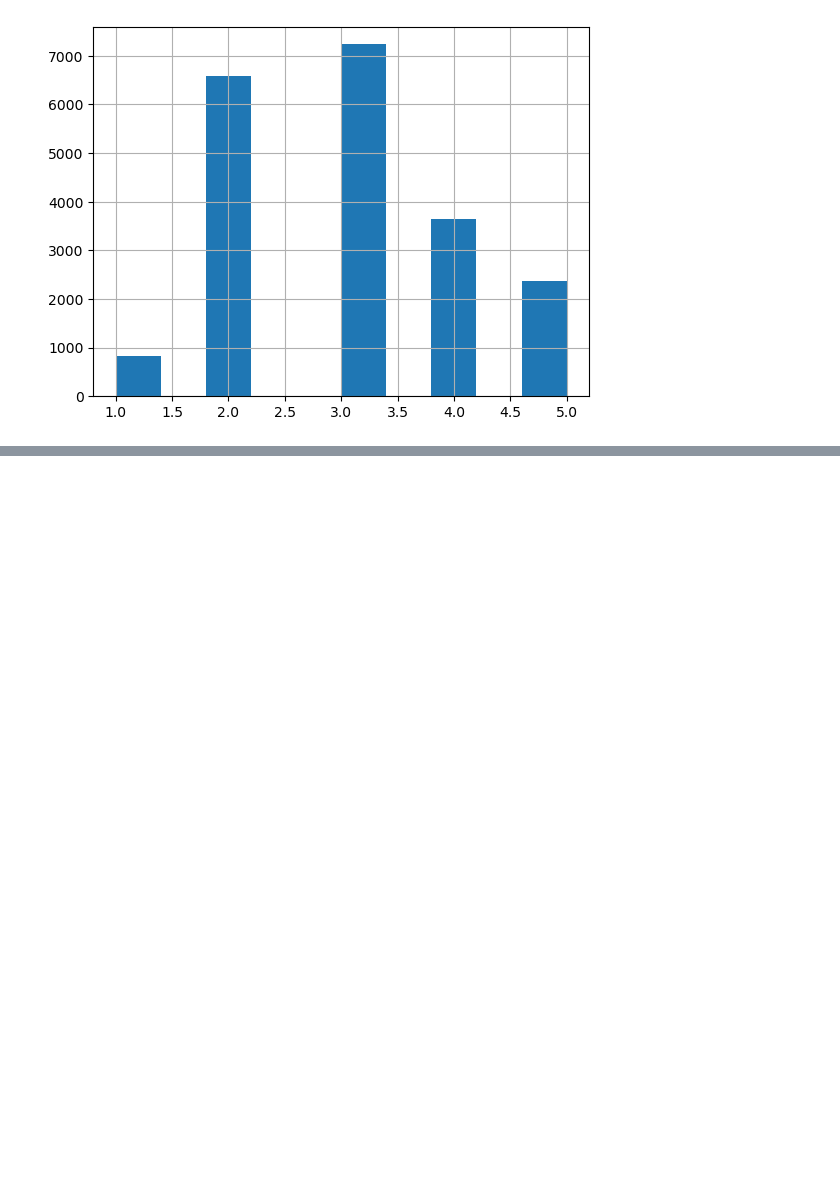
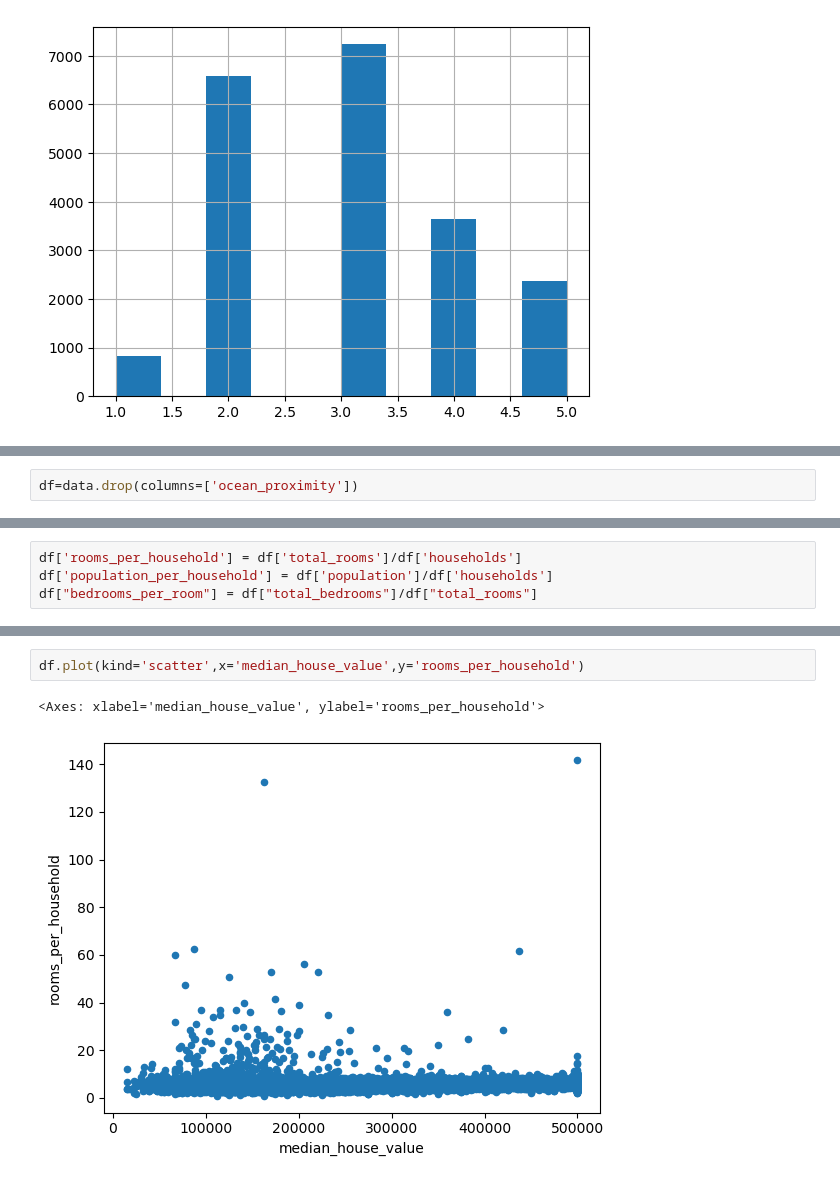
Before and after one commit to MLAbishek/ML-Handbook, a Jupyter notebook: California_house_price_pred.ipynb, the cells around one changed output, grey strips where cells are left out. Drawn from its saved outputs; the diff is of its cells as text; blank space fills up the shorter version.

```diff
--- a/California_house_price_pred.ipynb
+++ b/California_house_price_pred.ipynb
@@ -117,0 +155,2 @@ data['income_cat'].hist()
+# %%
+df=data.drop(columns=['ocean_proximity'])
@@ -117,0 +188,4 @@ data['income_cat'].hist()
+# %%
+df['rooms_per_household'] = df['total_rooms']/df['households']
+df['population_per_household'] = df['population']/df['households']
+df["bedrooms_per_room"] = df["total_bedrooms"]/df["total_rooms"]
@@ -117,0 +210,5 @@ data['income_cat'].hist()
+# %%
+df.plot(kind='scatter',x='median_house_value',y='rooms_per_household')
+# %% [output]
+<Axes: xlabel='median_house_value', ylabel='rooms_per_household'>
+[figure, added]
```
Also changed, not shown: parts of 19 cells of this notebook.
